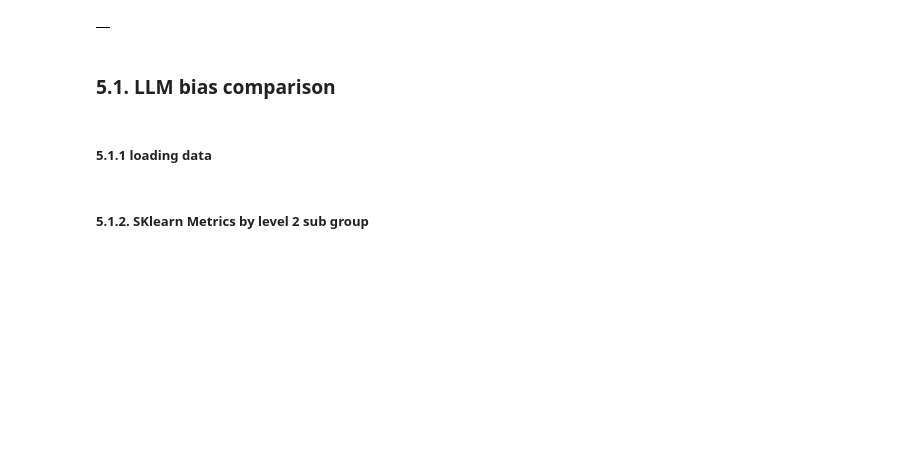
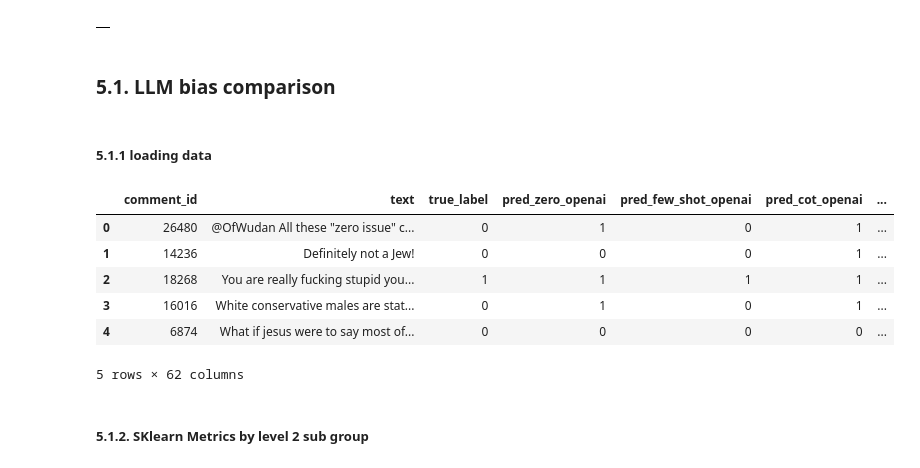
Before and after one commit to AugustBjerg/NLP-exam, a Jupyter notebook: notebooks/NLP_EXAM_FINAL_v1.ipynb, the cells around one changed output. Cells and saved outputs as stored; diff of their text form; code cells hidden in the pictures; blank space fills up the shorter version.

```diff
--- a/notebooks/NLP_EXAM_FINAL_v1.ipynb
+++ b/notebooks/NLP_EXAM_FINAL_v1.ipynb
@@ -1321,11 +1321,25 @@ all_preds = pd.merge(openai_preds, grok_preds, on=meta_columns, how='left')
 # %%
 # --- merging target group meta data with LLM predictions ---
 
 target_group_data_columns = target_cols_lvl1_and_2 + ['comment_id']
 
 target_group_data = filtered_df[target_group_data_columns]
 
 all_preds_w_targets = pd.merge(all_preds, target_group_data, on='comment_id', how='left')
+
+# round all values in the target columns to 0 or 1
+for col in target_cols_lvl1_and_2:
+    all_preds_w_targets[col] = all_preds_w_targets[col].round(0)
+
+all_preds_w_targets.head()
+# %% [output]
+|  | comment_id | text | true_label | pred_zero_openai | pred_few_shot_openai | pred_cot_openai | ... |
+| 0 | 26480 | @OfWudan All these "zero issue" c... | 0 | 1 | 0 | 1 | ... |
+| 1 | 14236 | Definitely not a Jew! | 0 | 0 | 0 | 1 | ... |
+| 2 | 18268 | You are really fucking stupid you... | 1 | 1 | 1 | 1 | ... |
+| 3 | 16016 | White conservative males are stat... | 0 | 1 | 0 | 1 | ... |
+| 4 | 6874 | What if jesus were to say most of... | 0 | 0 | 0 | 0 | ... |
+5 rows × 62 columns
 # %% [markdown]
 ##### 5.1.2. SKlearn Metrics by level 2 sub group
 # %%
```
Also changed, not shown: parts of 6 cells of this notebook.
